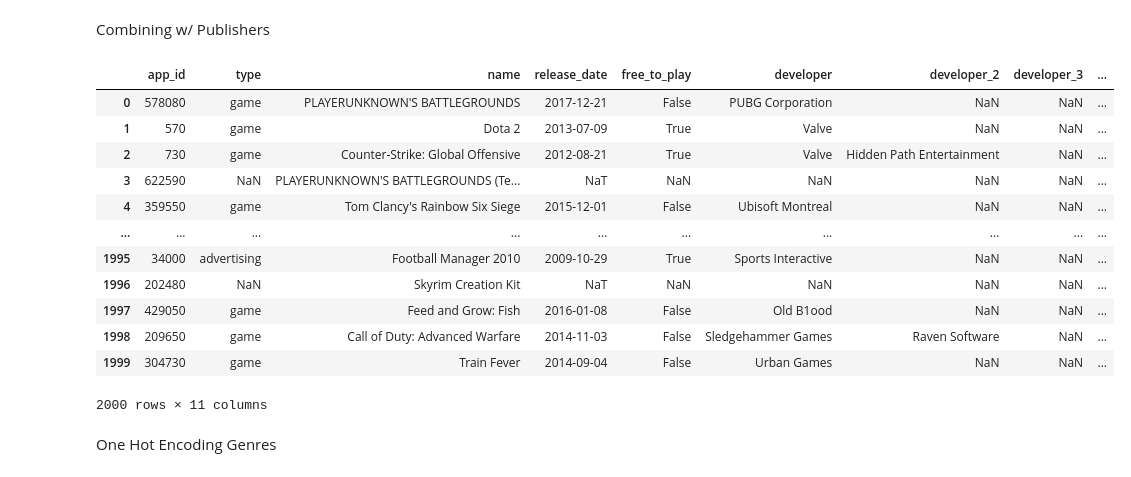
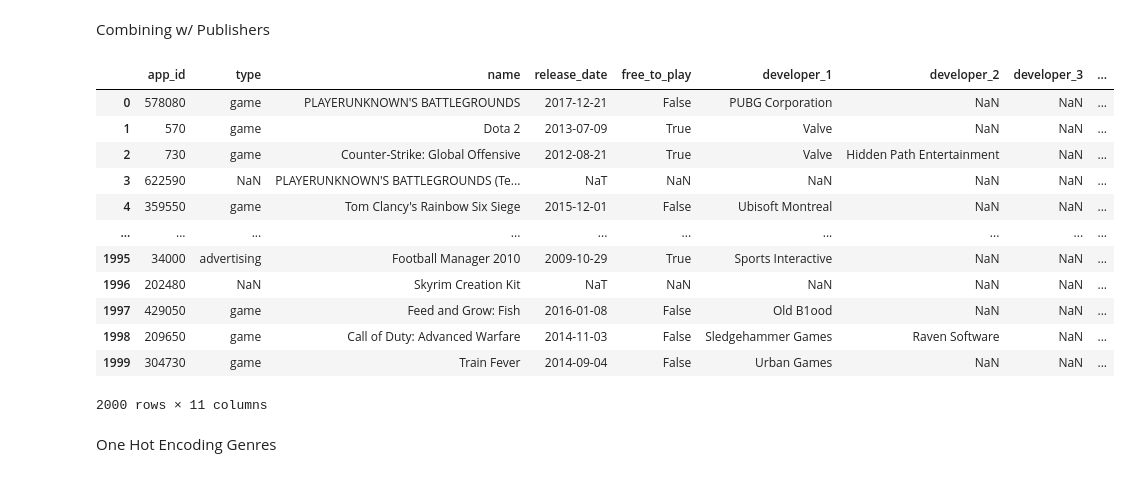
Before and after one commit to Jonhops1595/steam_machine_learning, a Jupyter notebook: Machine Learning Data Cleaning.ipynb, the cells around one changed output. Drawn from its saved outputs; the diff is of its cells as text; code cells hidden in the pictures.

```diff
--- a/Machine Learning Data Cleaning.ipynb
+++ b/Machine Learning Data Cleaning.ipynb
@@ -24,8 +24,10 @@ game_data['release_date'] = pd.to_datetime(game_data['release_date'],format = '%
 Combining with Application Developers
 # %%
 game_devs = pd.read_csv('applicationDevelopers.csv',
-                        names = ['app_id', 'developer', 'developer_2', 'developer_3'],
+                        names = ['app_id', 'developer_1', 'developer_2', 'developer_3','developer_4','developer_5','developer_6','developer_7'],
                         encoding = 'latin-1')
+#Drop to just 3 devs
+game_devs = game_devs.iloc[:,0:4]
 game_data = pd.merge(game_data, game_devs, on = 'app_id', how = 'inner')
 game_data
 # %% [output]
@@ -46,13 +48,16 @@ game_data
 Combining w/ Publishers
 # %%
 game_pub = pd.read_csv('applicationPublishers.csv',
-                      names = ['app_id', 'publisher_1', 'publisher_2', 'publisher_3'],
+                      names = ['app_id', 'publisher_1', 'publisher_2', 'publisher_3', 'publisher_4'],
                       encoding = 'latin-1'
                       )
+
+#Drop to just 3 pubs
+game_pub = game_pub.iloc[:,0:4]
 game_data = pd.merge(game_data, game_pub, on = 'app_id', how = 'inner')
 game_data
 # %% [output]
-|  | app_id | type | name | release_date | free_to_play | developer | developer_2 | developer_3 | ... |
+|  | app_id | type | name | release_date | free_to_play | developer_1 | developer_2 | developer_3 | ... |
 | 0 | 578080 | game | PLAYERUNKNOWN'S BATTLEGROUNDS | 2017-12-21 | False | PUBG Corporation | NaN | NaN | ... |
 | 1 | 570 | game | Dota 2 | 2013-07-09 | True | Valve | NaN | NaN | ... |
 | 2 | 730 | game | Counter-Strike: Global Offensive | 2012-08-21 | True | Valve | Hidden Path Entertainment | NaN | ... |
```
Also changed, not shown: parts of 4 cells of this notebook, 1 other file.
